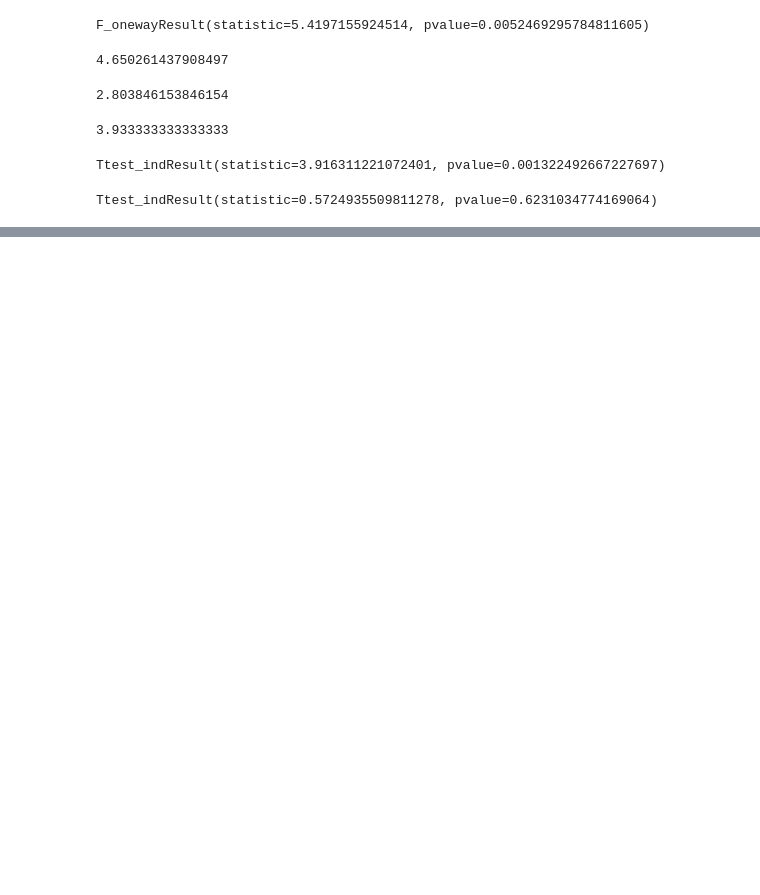
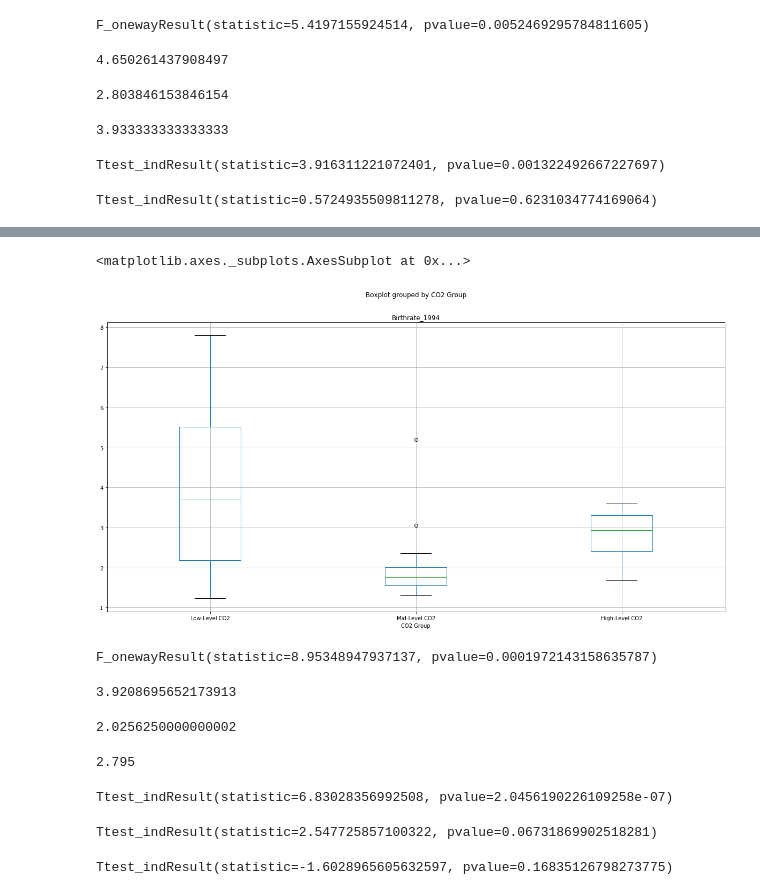
Before and after one commit to VallieTracy/project-one, a Jupyter notebook: Final Jupyter Notebook .ipynb, the cells around one changed output, grey strips where cells are left out. Cells and saved outputs as stored; diff of their text form; code cells hidden in the pictures; blank space fills up the shorter version.

```diff
--- a/Final Jupyter Notebook .ipynb
+++ b/Final Jupyter Notebook .ipynb
@@ -602,0 +608,16 @@ Ttest_indResult(statistic=0.5724935509811278, pvalue=0.6231034774169064)
+# %%
+# running anova and independent t-tests (1994 co2 v birthrate)
+
+# create bins to place the carbon emissions
+# changed bins to pull out singleton high level co2
+bins = [0, 10.47, 20.94, 31.5]
+
+# create labels for the bins
+group_labels = ["Low-Level CO2", "Mid-Level CO2", "High-Level CO2"]
+
+# slice the data and place it into bins
+pd.cut(df_1994["1994 CO2 Emissions"], bins, labels=group_labels)
+
+#place the data series into a new column inside of the DataFrame
+df_1994["CO2 Group"] = pd.cut(df_1994["1994 CO2 Emissions"], bins, labels=group_labels)
+df_1994.head()
@@ -602,0 +631,53 @@ Ttest_indResult(statistic=0.5724935509811278, pvalue=0.6231034774169064)
+# %%
+# anova (co2 v birthrate, 1994)
+
+# create a boxplot to compare means
+df_1994.boxplot("Birthrate_1994", by="CO2 Group", figsize=(20, 10))
+# %% [output]
+<matplotlib.axes._subplots.AxesSubplot at 0x...>
+[figure, added]
+# %%
+# extract individual groups
+group1 = df_1994[df_1994["CO2 Group"] == "Low-Level CO2"]["Birthrate_1994"]
+group2 = df_1994[df_1994["CO2 Group"] == "Mid-Level CO2"]["Birthrate_1994"]
+group3 = df_1994[df_1994["CO2 Group"] == "High-Level CO2"]["Birthrate_1994"]
+
+# perform the anova
+stats.f_oneway(group1, group2, group3)
+# %% [output]
+F_onewayResult(statistic=8.95348947937137, pvalue=0.0001972143158635787)
+# %%
+# independent t-test
+
+# calculate the 'population' mean for birthrate in lowest co2 group (year 1994)
+population1 = df_1994[df_1994["CO2 Group"] == "Low-Level CO2"]
+population1.Birthrate_1994.mean()
+# %% [output]
+3.9208695652173913
+# %%
+# calculate the 'population' mean for birthrate in mid co2 group (year 1994)
+population2 = df_1994[df_1994["CO2 Group"] == "Mid-Level CO2"]
+population2.Birthrate_1994.mean()
+# %% [output]
+2.0256250000000002
+# %%
+# calculate the 'population' mean for birthrate in highest co2 group (year 1994)
+population3 = df_1994[df_1994["CO2 Group"] == "High-Level CO2"]
+population3.Birthrate_1994.mean()
+# %% [output]
+2.795
+# %%
+# calculate independent (two sample) t-test, low v mid (1994)
+stats.ttest_ind(population1.Birthrate_1994, population2.Birthrate_1994, equal_var=False)
+# %% [output]
+Ttest_indResult(statistic=6.83028356992508, pvalue=2.0456190226109258e-07)
+# %%
+# calculate independent (two sample) t-test, low v high (1994)
+stats.ttest_ind(population1.Birthrate_1994, population3.Birthrate_1994, equal_var=False)
+# %% [output]
+Ttest_indResult(statistic=2.547725857100322, pvalue=0.06731869902518281)
+# %%
+# calculate independent (two sample) t-test, mid v high (1994)
+stats.ttest_ind(population2.Birthrate_1994, population3.Birthrate_1994, equal_var=False)
+# %% [output]
+Ttest_indResult(statistic=-1.6028965605632597, pvalue=0.16835126798273775)
```
Also changed, not shown: parts of 20 cells of this notebook.
